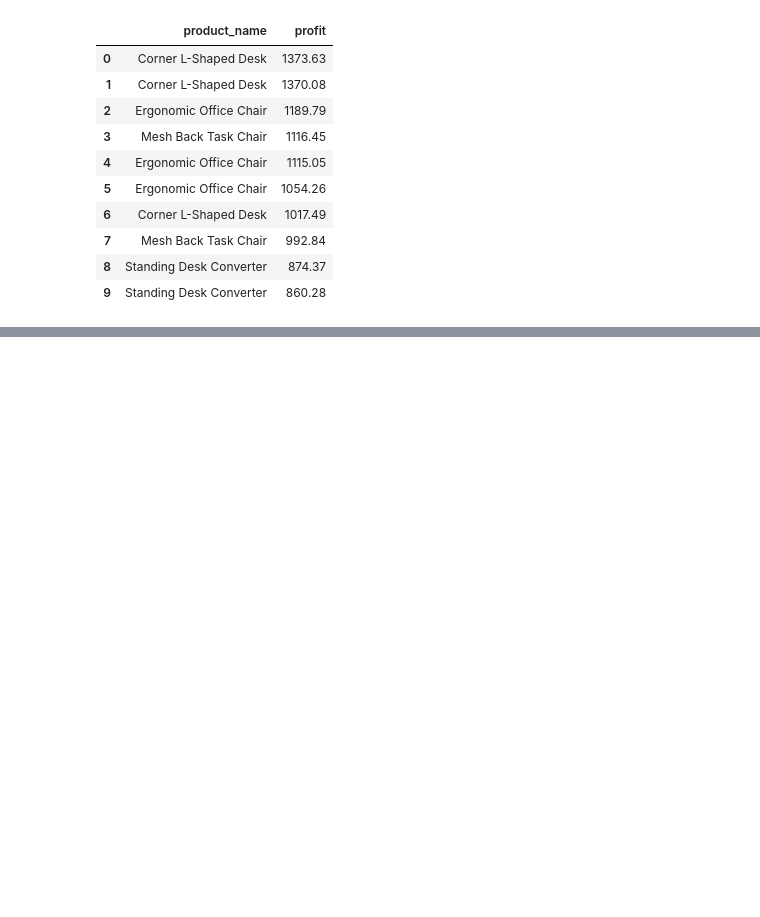
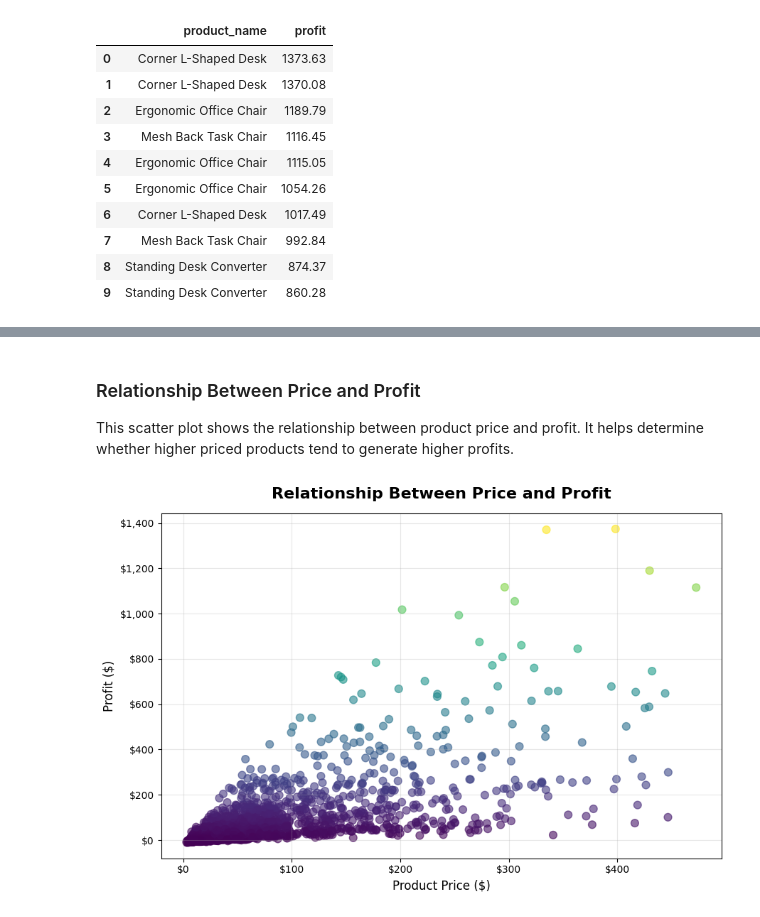
Before and after one commit to KiruthigaSidharthan/Global_Ecommerce_Sales_Analysis, a Jupyter notebook: Notebooks/Ecommerce_Sales_Transaction_Analysis.ipynb, the cells around one changed output, grey strips where cells are left out. Saved outputs shown, nothing was run; the diff lists cells and outputs as text; code cells hidden in the pictures; blank space fills up the shorter version.

```diff
--- a/Notebooks/Ecommerce_Sales_Transaction_Analysis.ipynb
+++ b/Notebooks/Ecommerce_Sales_Transaction_Analysis.ipynb
@@ -688,0 +813,32 @@ top_profit
+# %% [markdown]
+### Relationship Between Price and Profit
+
+This scatter plot shows the relationship between product price and profit. It helps determine whether higher priced products tend to generate higher profits.
+# %%
+plt.figure(figsize=(9,6))
+# Scatter plot
+plt.scatter(
+    ecommerce_df["price"],
+    ecommerce_df["profit"],
+    alpha=0.6,
+    c=ecommerce_df["profit"],
+    cmap="viridis",
+    s=60)
+# Currency format
+plt.gca().xaxis.set_major_formatter(
+    FuncFormatter(lambda x, _: f'${x:,.0f}'))
+plt.gca().yaxis.set_major_formatter(
+    FuncFormatter(lambda y, _: f'${y:,.0f}'))
+plt.title(
+    "Relationship Between Price and Profit",
+    fontsize=16,
+    fontweight="bold",
+    pad=15)
+plt.xlabel("Product Price ($)", fontsize=12)
+plt.ylabel("Profit ($)", fontsize=12)
+plt.grid(alpha=0.3)
+plt.tight_layout()
+plt.savefig('..//Plots/Relationship_between_price_and_profit.png')
+plt.show()
+# %% [output]
+[figure, added]
```
Also changed, not shown: parts of 17 cells of this notebook, 6 other files.
